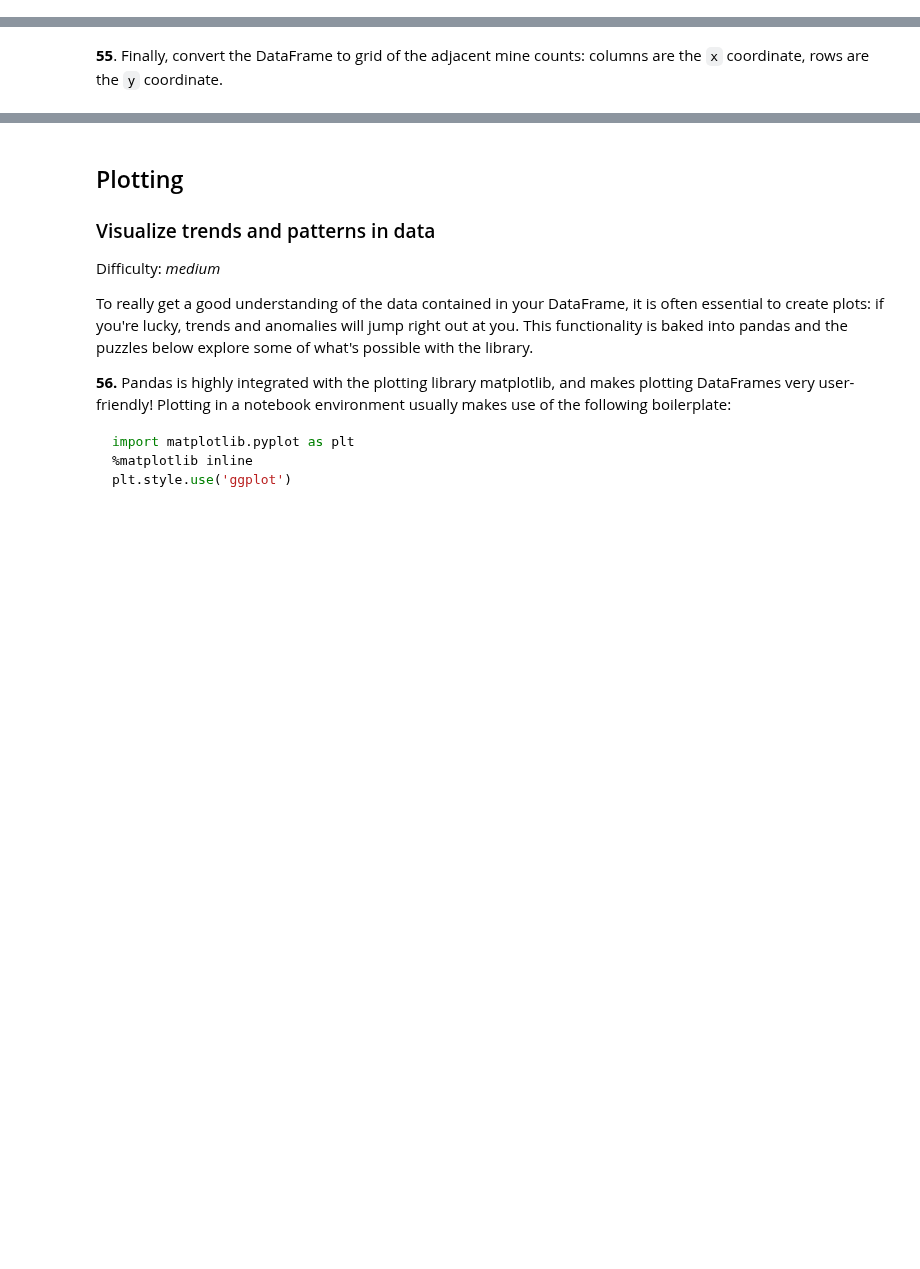
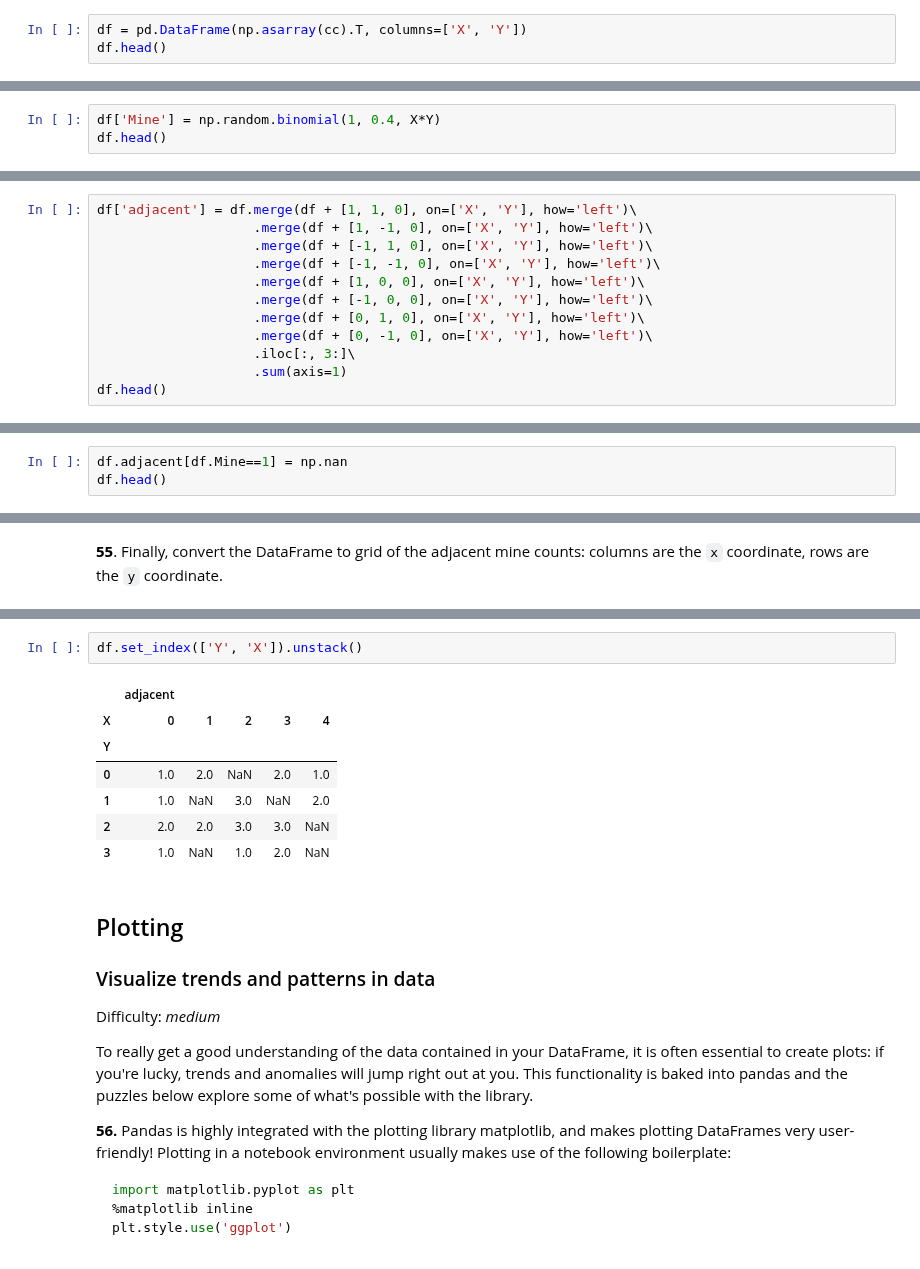
Before and after one commit to Jeyramana/GUVI_Assignments, a Jupyter notebook: Assignment_2/pandas_tasks.ipynb, the cells around one changed output, grey strips where cells are left out. Saved outputs shown, nothing was run; the diff lists cells and outputs as text; blank space fills up the shorter version.

```diff
--- a/Assignment_2/pandas_tasks.ipynb
+++ b/Assignment_2/pandas_tasks.ipynb
@@ -933,0 +941,3 @@ To begin, generate a DataFrame `df` with two columns, `'x'` and `'y'` containing
+# %%
+df = pd.DataFrame(np.asarray(cc).T, columns=['X', 'Y'])
+df.head()
@@ -934,2 +951,5 @@ To begin, generate a DataFrame `df` with two columns, `'x'` and `'y'` containing
 # %% [markdown]
 **52**. For this DataFrame `df`, create a new column of zeros (safe) and ones (mine). The probability of a mine occuring at each location should be 0.4.
+# %%
+df['Mine'] = np.random.binomial(1, 0.4, X*Y)
+df.head()
@@ -937,3 +964,15 @@ To begin, generate a DataFrame `df` with two columns, `'x'` and `'y'` containing
 **53**. Now create a new column for this DataFrame called `'adjacent'`. This column should contain the number of mines found on adjacent squares in the grid.
 
 (E.g. for the first row, which is the entry for the coordinate `(0, 0)`, count how many mines are found on the coordinates `(0, 1)`, `(1, 0)` and `(1, 1)`.)
+# %%
+df['adjacent'] = df.merge(df + [1, 1, 0], on=['X', 'Y'], how='left')\
+                    .merge(df + [1, -1, 0], on=['X', 'Y'], how='left')\
+                    .merge(df + [-1, 1, 0], on=['X', 'Y'], how='left')\
+                    .merge(df + [-1, -1, 0], on=['X', 'Y'], how='left')\
+                    .merge(df + [1, 0, 0], on=['X', 'Y'], how='left')\
+                    .merge(df + [-1, 0, 0], on=['X', 'Y'], how='left')\
+                    .merge(df + [0, 1, 0], on=['X', 'Y'], how='left')\
+                    .merge(df + [0, -1, 0], on=['X', 'Y'], how='left')\
+                    .iloc[:, 3:]\
+                    .sum(axis=1)
+df.head()
@@ -940,2 +986,5 @@ To begin, generate a DataFrame `df` with two columns, `'x'` and `'y'` containing
 # %% [markdown]
 **54**. For rows of the DataFrame that contain a mine, set the value in the `'adjacent'` column to NaN.
+# %%
+df.adjacent[df.Mine==1] = np.nan
+df.head()
@@ -944,3 +1014,13 @@ To begin, generate a DataFrame `df` with two columns, `'x'` and `'y'` containing
+# %%
+df.set_index(['Y', 'X']).unstack()
+# %% [output]
+|  | adjacent |  |  |  |  |
+| X | 0 | 1 | 2 | 3 | 4 |
+| Y |  |  |  |  |  |
+| 0 | 1.0 | 2.0 | NaN | 2.0 | 1.0 |
+| 1 | 1.0 | NaN | 3.0 | NaN | 2.0 |
+| 2 | 2.0 | 2.0 | 3.0 | 3.0 | NaN |
+| 3 | 1.0 | NaN | 1.0 | 2.0 | NaN |
 # %% [markdown]
 ## Plotting
 
```
Also changed, not shown: parts of 6 cells of this notebook.
